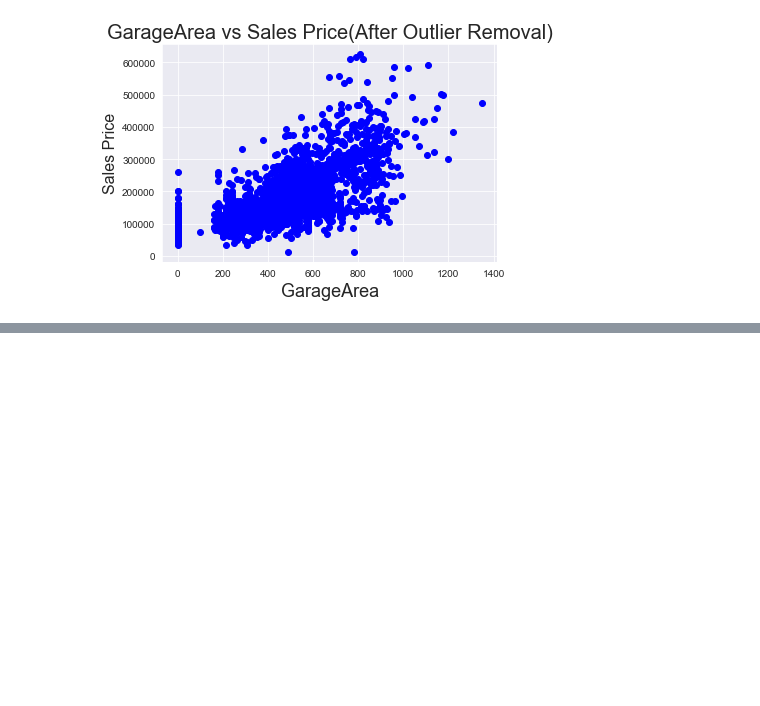
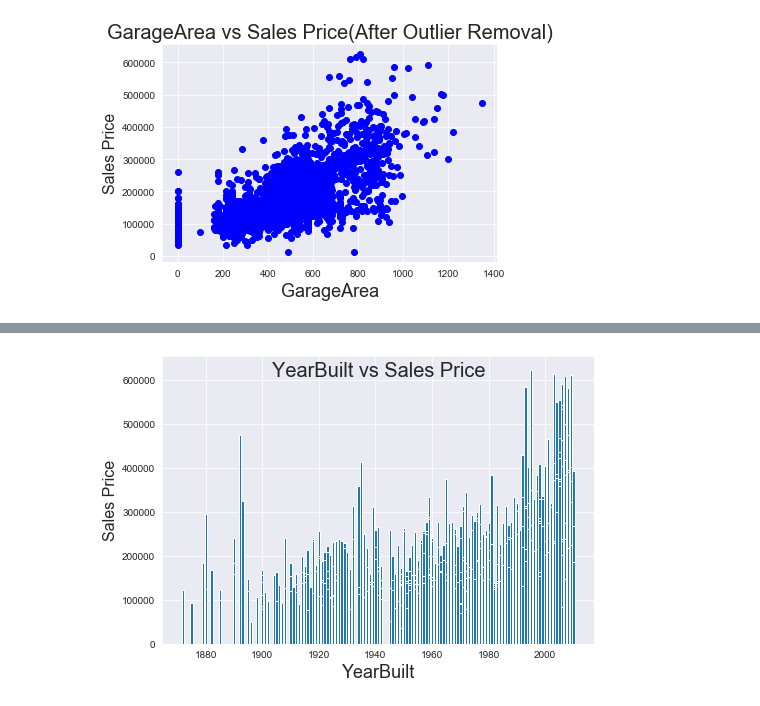
Before and after one commit to agrawalnaman/cmpe255-group8-housing-price-prediction, a Jupyter notebook: Housing Price Prediction Project.ipynb, the cells around one changed output, grey strips where cells are left out. Cells and saved outputs as stored; diff of their text form; code cells hidden in the pictures; blank space fills up the shorter version.

```diff
--- a/Housing Price Prediction Project.ipynb
+++ b/Housing Price Prediction Project.ipynb
@@ -194,0 +223,11 @@ plt.show()
+# %%
+#YearBuilt Vs SalePrice
+fig = plt.figure()
+ax = fig.add_axes([0,0,1,1])
+ax.bar(df_train['YearBuilt'],df_train['SalePrice'])
+fig.suptitle('YearBuilt vs Sales Price', fontsize=20)
+plt.xlabel('YearBuilt', fontsize=18)
+plt.ylabel('Sales Price', fontsize=16)
+plt.show()
+# %% [output]
+[figure, added]
```
Also changed, not shown: parts of 4 cells of this notebook.
